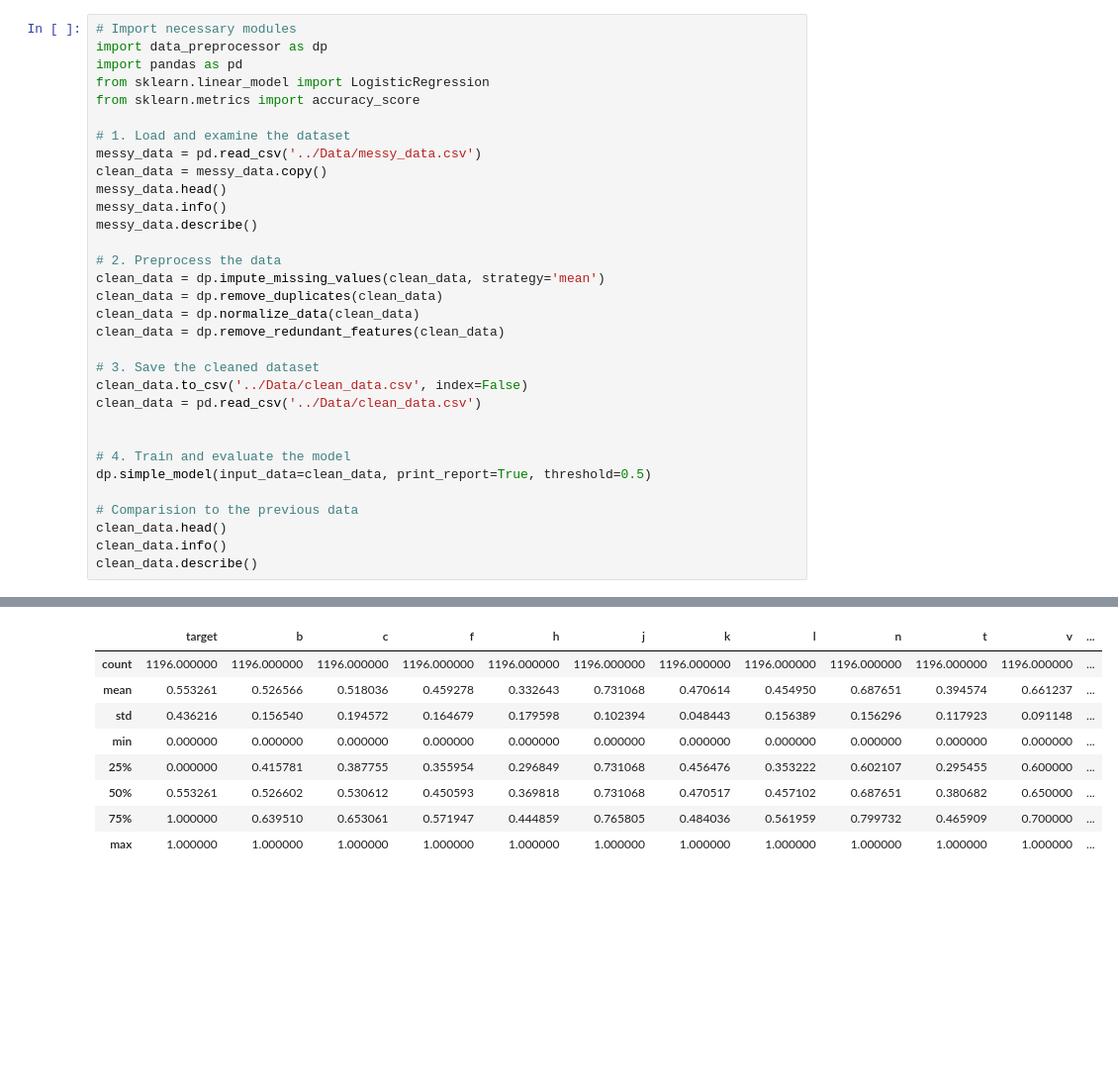
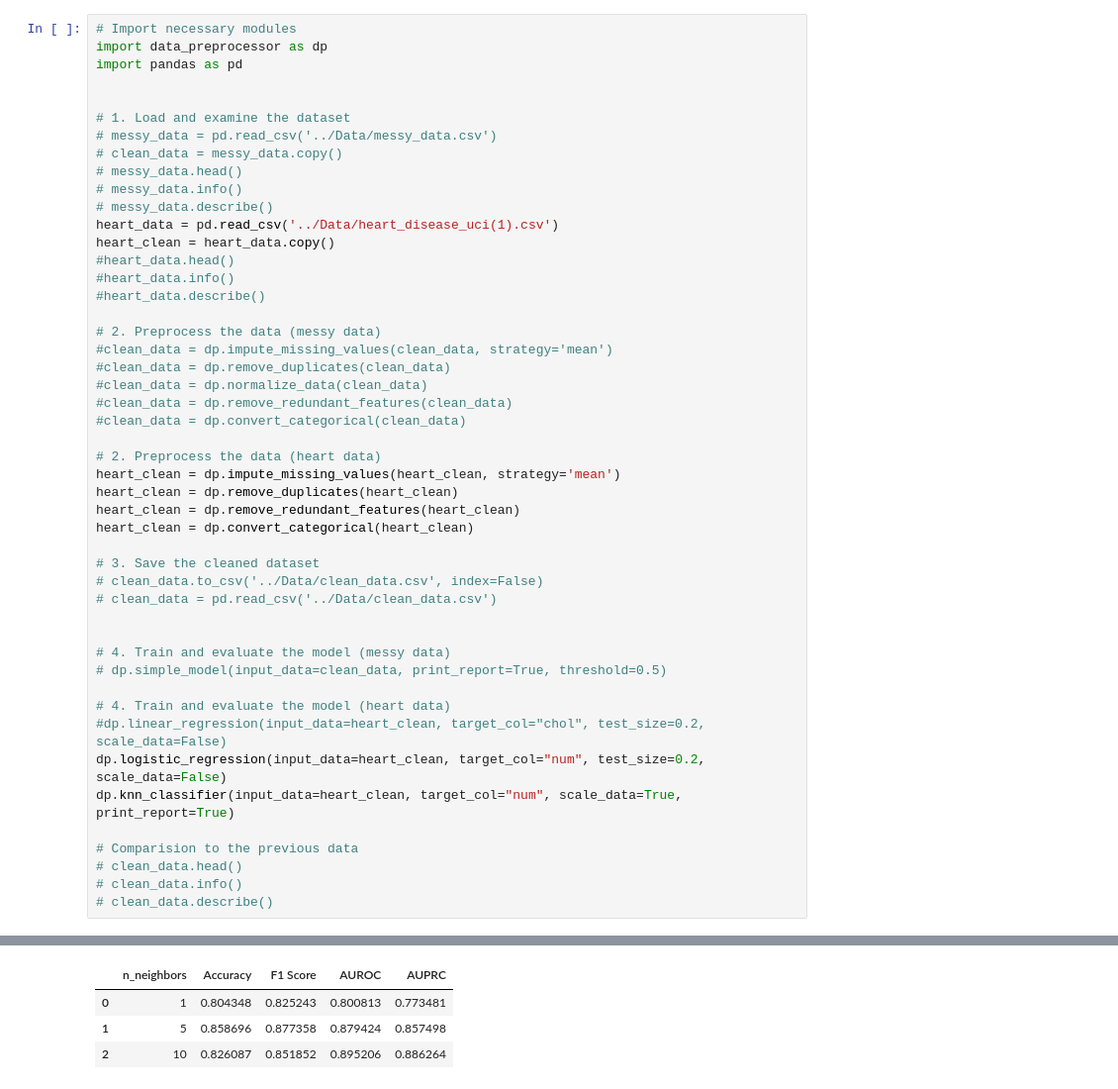
Before and after one commit to Haoyi-Wu/Data-Wrangling, a Jupyter notebook: Assignment1/Scripts/main.ipynb, the cells around one changed output, grey strips where cells are left out. Shown at 99% size. Saved outputs shown, nothing was run; the diff lists cells and outputs as text; blank space fills up the shorter version.

```diff
--- a/Assignment1/Scripts/main.ipynb
+++ b/Assignment1/Scripts/main.ipynb
@@ -2,32 +2,48 @@
 # Import necessary modules
 import data_preprocessor as dp
 import pandas as pd
-from sklearn.linear_model import LogisticRegression
-from sklearn.metrics import accuracy_score
+
 
 # 1. Load and examine the dataset
-messy_data = pd.read_csv('../Data/messy_data.csv')
-clean_data = messy_data.copy()
-messy_data.head()
-messy_data.info()
-messy_data.describe()
+# messy_data = pd.read_csv('../Data/messy_data.csv')
+# clean_data = messy_data.copy()
+# messy_data.head()
+# messy_data.info()
+# messy_data.describe()
+heart_data = pd.read_csv('../Data/heart_disease_uci(1).csv')
+heart_clean = heart_data.copy()
+#heart_data.head()
+#heart_data.info()
+#heart_data.describe()
 
-# 2. Preprocess the data
-clean_data = dp.impute_missing_values(clean_data, strategy='mean')
-clean_data = dp.remove_duplicates(clean_data)
-clean_data = dp.normalize_data(clean_data)
-clean_data = dp.remove_redundant_features(clean_data)
+# 2. Preprocess the data (messy data)
+#clean_data = dp.impute_missing_values(clean_data, strategy='mean')
+#clean_data = dp.remove_duplicates(clean_data)
+#clean_data = dp.normalize_data(clean_data)
+#clean_data = dp.remove_redundant_features(clean_data)
+#clean_data = dp.convert_categorical(clean_data)
+
+# 2. Preprocess the data (heart data)
+heart_clean = dp.impute_missing_values(heart_clean, strategy='mean')
+heart_clean = dp.remove_duplicates(heart_clean)
+heart_clean = dp.remove_redundant_features(heart_clean)
+heart_clean = dp.convert_categorical(heart_clean)
 
 # 3. Save the cleaned dataset
-clean_data.to_csv('../Data/clean_data.csv', index=False)
-clean_data = pd.read_csv('../Data/clean_data.csv')
+# clean_data.to_csv('../Data/clean_data.csv', index=False)
+# clean_data = pd.read_csv('../Data/clean_data.csv')
 
 
-# 4. Train and evaluate the model
-dp.simple_model(input_data=clean_data, print_report=True, threshold=0.5)
+# 4. Train and evaluate the model (messy data)
+# dp.simple_model(input_data=clean_data, print_report=True, threshold=0.5)
+
+# 4. Train and evaluate the model (heart data)
+#dp.linear_regression(input_data=heart_clean, target_col="chol", test_size=0.2, scale_data=False)
+dp.logistic_regression(input_data=heart_clean, target_col="num", test_size=0.2, scale_data=False)
+dp.knn_classifier(input_data=heart_clean, target_col="num", scale_data=True, print_report=True)
 
 # Comparision to the previous data
-clean_data.head()
-clean_data.info()
-clean_data.describe()
+# clean_data.head()
+# clean_data.info()
+# clean_data.describe()
 # %% [output]
@@ -63,9 +119,4 @@ For example, when doing 'df[col].method(value, inplace=True)', try using 'df.met
-|  | target | b | c | f | h | j | k | l | n | t | v | ... |
-| count | 1196.000000 | 1196.000000 | 1196.000000 | 1196.000000 | 1196.000000 | 1196.000000 | 1196.000000 | 1196.000000 | 1196.000000 | 1196.000000 | 1196.000000 | ... |
-| mean | 0.553261 | 0.526566 | 0.518036 | 0.459278 | 0.332643 | 0.731068 | 0.470614 | 0.454950 | 0.687651 | 0.394574 | 0.661237 | ... |
-| std | 0.436216 | 0.156540 | 0.194572 | 0.164679 | 0.179598 | 0.102394 | 0.048443 | 0.156389 | 0.156296 | 0.117923 | 0.091148 | ... |
-| min | 0.000000 | 0.000000 | 0.000000 | 0.000000 | 0.000000 | 0.000000 | 0.000000 | 0.000000 | 0.000000 | 0.000000 | 0.000000 | ... |
-| 25% | 0.000000 | 0.415781 | 0.387755 | 0.355954 | 0.296849 | 0.731068 | 0.456476 | 0.353222 | 0.602107 | 0.295455 | 0.600000 | ... |
-| 50% | 0.553261 | 0.526602 | 0.530612 | 0.450593 | 0.369818 | 0.731068 | 0.470517 | 0.457102 | 0.687651 | 0.380682 | 0.650000 | ... |
-| 75% | 1.000000 | 0.639510 | 0.653061 | 0.571947 | 0.444859 | 0.765805 | 0.484036 | 0.561959 | 0.799732 | 0.465909 | 0.700000 | ... |
-| max | 1.000000 | 1.000000 | 1.000000 | 1.000000 | 1.000000 | 1.000000 | 1.000000 | 1.000000 | 1.000000 | 1.000000 | 1.000000 | ... |
+|  | n_neighbors | Accuracy | F1 Score | AUROC | AUPRC |
+| 0 | 1 | 0.804348 | 0.825243 | 0.800813 | 0.773481 |
+| 1 | 5 | 0.858696 | 0.877358 | 0.879424 | 0.857498 |
+| 2 | 10 | 0.826087 | 0.851852 | 0.895206 | 0.886264 |
```
Also changed, not shown: parts of 1 cell of this notebook.
